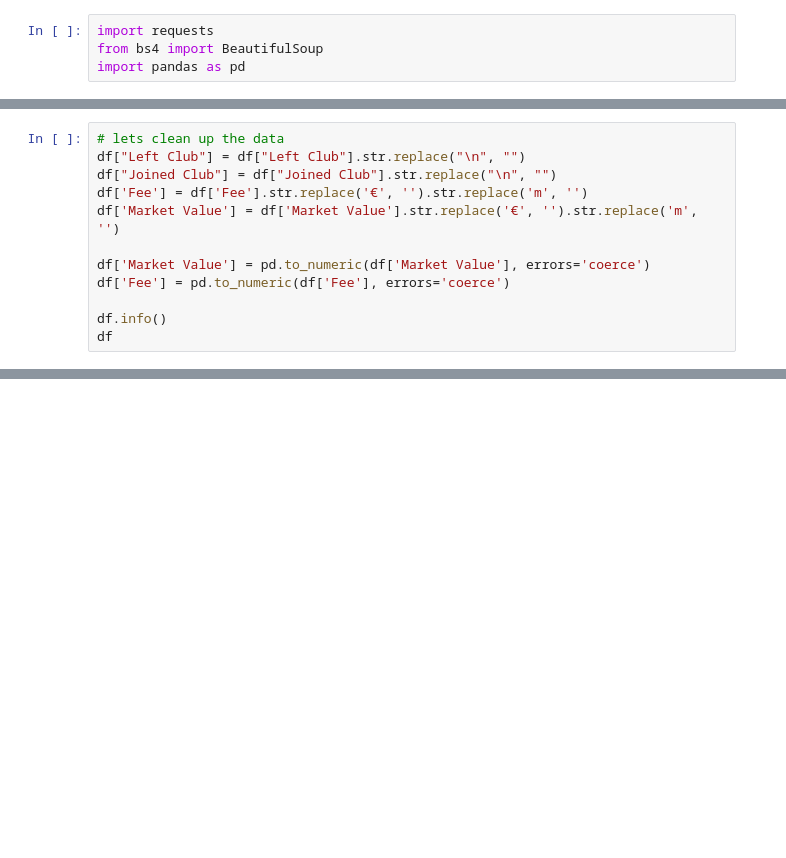
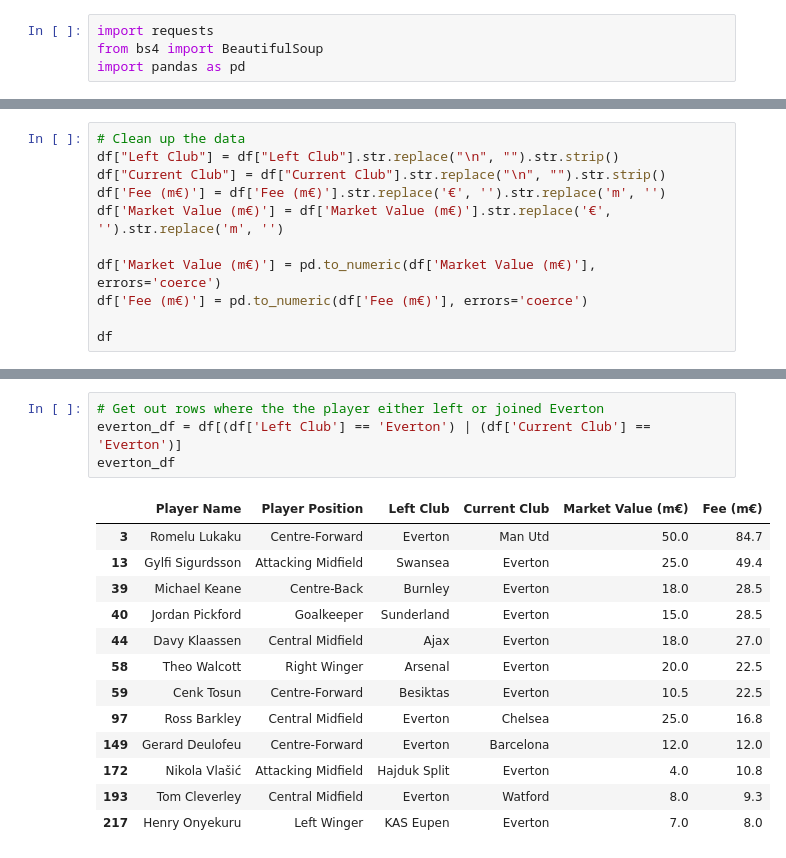
Before and after one commit to G4din/DM-Football, a Jupyter notebook: analysis/financial_analysis.ipynb, the cells around one changed output, grey strips where cells are left out. Drawn from its saved outputs; the diff is of its cells as text; blank space fills up the shorter version.

```diff
--- a/analysis/financial_analysis.ipynb
+++ b/analysis/financial_analysis.ipynb
@@ -71,15 +73,14 @@ df
 | 249 | Giuliano | Central Midfield | \nZenit S-Pb | \nFenerbahce | €9.00m | €7.00m |
 250 rows × 6 columns
 # %%
-# lets clean up the data
-df["Left Club"] = df["Left Club"].str.replace("\n", "")
-df["Joined Club"] = df["Joined Club"].str.replace("\n", "")
-df['Fee'] = df['Fee'].str.replace('€', '').str.replace('m', '')
-df['Market Value'] = df['Market Value'].str.replace('€', '').str.replace('m', '')
+# Clean up the data
+df["Left Club"] = df["Left Club"].str.replace("\n", "").str.strip()
+df["Current Club"] = df["Current Club"].str.replace("\n", "").str.strip()
+df['Fee (m€)'] = df['Fee (m€)'].str.replace('€', '').str.replace('m', '')
+df['Market Value (m€)'] = df['Market Value (m€)'].str.replace('€', '').str.replace('m', '')
 
-df['Market Value'] = pd.to_numeric(df['Market Value'], errors='coerce')
-df['Fee'] = pd.to_numeric(df['Fee'], errors='coerce')
+df['Market Value (m€)'] = pd.to_numeric(df['Market Value (m€)'], errors='coerce')
+df['Fee (m€)'] = pd.to_numeric(df['Fee (m€)'], errors='coerce')
 
-df.info()
 df
 # %% [output]
@@ -111,0 +100,18 @@ memory usage: 11.8+ KB
+# %%
+# Get out rows where the the player either left or joined Everton
+everton_df = df[(df['Left Club'] == 'Everton') | (df['Current Club'] == 'Everton')]
+everton_df
+# %% [output]
+|  | Player Name | Player Position | Left Club | Current Club | Market Value (m€) | Fee (m€) |
+| 3 | Romelu Lukaku | Centre-Forward | Everton | Man Utd | 50.0 | 84.7 |
+| 13 | Gylfi Sigurdsson | Attacking Midfield | Swansea | Everton | 25.0 | 49.4 |
+| 39 | Michael Keane | Centre-Back | Burnley | Everton | 18.0 | 28.5 |
+| 40 | Jordan Pickford | Goalkeeper | Sunderland | Everton | 15.0 | 28.5 |
+| 44 | Davy Klaassen | Central Midfield | Ajax | Everton | 18.0 | 27.0 |
+| 58 | Theo Walcott | Right Winger | Arsenal | Everton | 20.0 | 22.5 |
+| 59 | Cenk Tosun | Centre-Forward | Besiktas | Everton | 10.5 | 22.5 |
+| 97 | Ross Barkley | Central Midfield | Everton | Chelsea | 25.0 | 16.8 |
+| 149 | Gerard Deulofeu | Centre-Forward | Everton | Barcelona | 12.0 | 12.0 |
+| 172 | Nikola Vlašić | Attacking Midfield | Hajduk Split | Everton | 4.0 | 10.8 |
+| 193 | Tom Cleverley | Central Midfield | Everton | Watford | 8.0 | 9.3 |
+| 217 | Henry Onyekuru | Left Winger | KAS Eupen | Everton | 7.0 | 8.0 |
```
Also changed, not shown: parts of 8 cells of this notebook.
